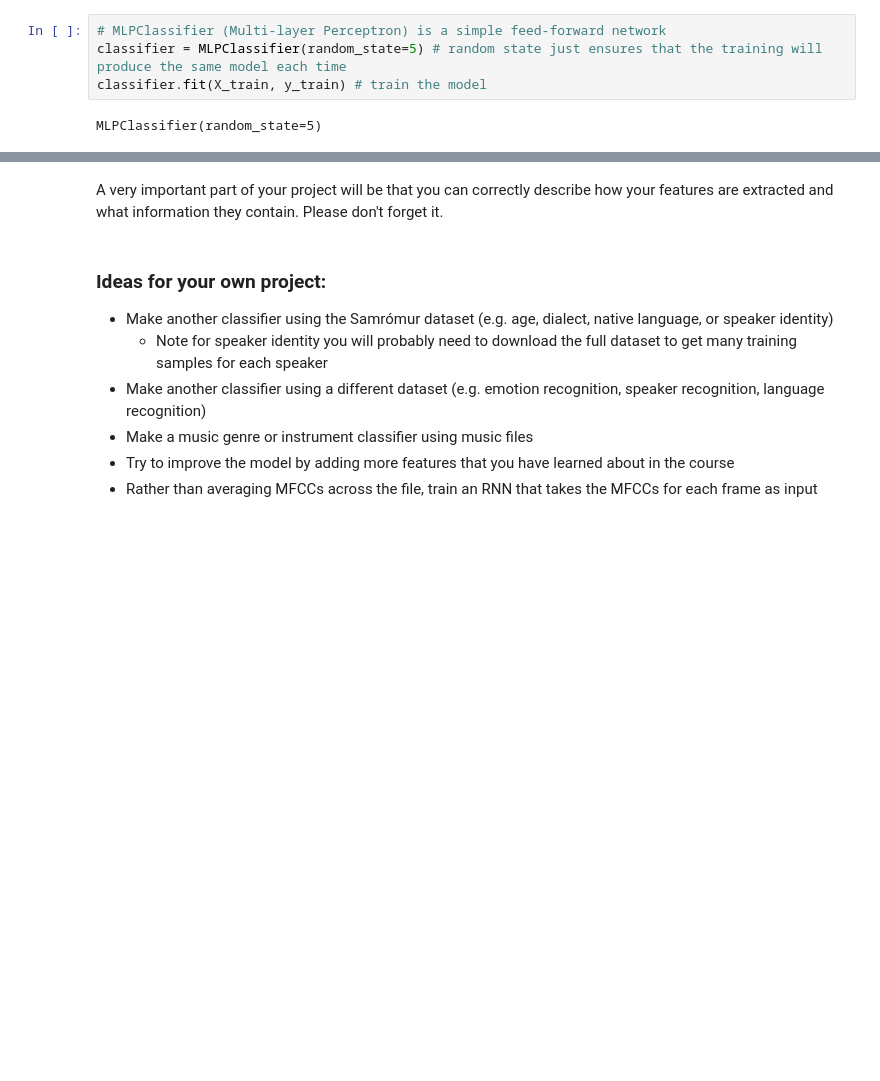
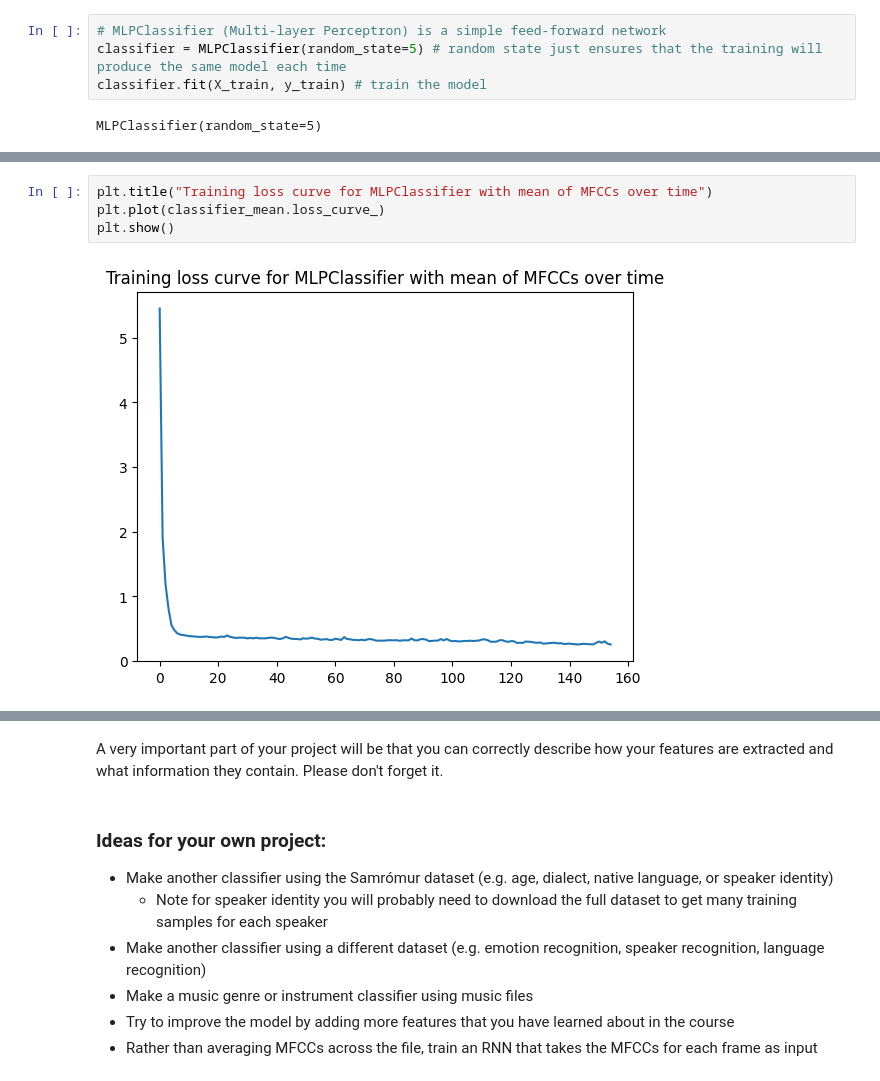
Before and after one commit to 17luke/spoken-language-processing, a Jupyter notebook: 1_speech_processing/assignment1_tutorial.ipynb, the cells around one changed output, grey strips where cells are left out. Drawn from its saved outputs; the diff is of its cells as text; blank space fills up the shorter version.

```diff
--- a/1_speech_processing/assignment1_tutorial.ipynb
+++ b/1_speech_processing/assignment1_tutorial.ipynb
@@ -72,0 +105,6 @@ disp.plot()
+# %%
+plt.title("Training loss curve for MLPClassifier with mean of MFCCs over time")
+plt.plot(classifier_mean.loss_curve_)
+plt.show()
+# %% [output]
+[figure, added]
```
Also changed, not shown: parts of 11 cells of this notebook.
